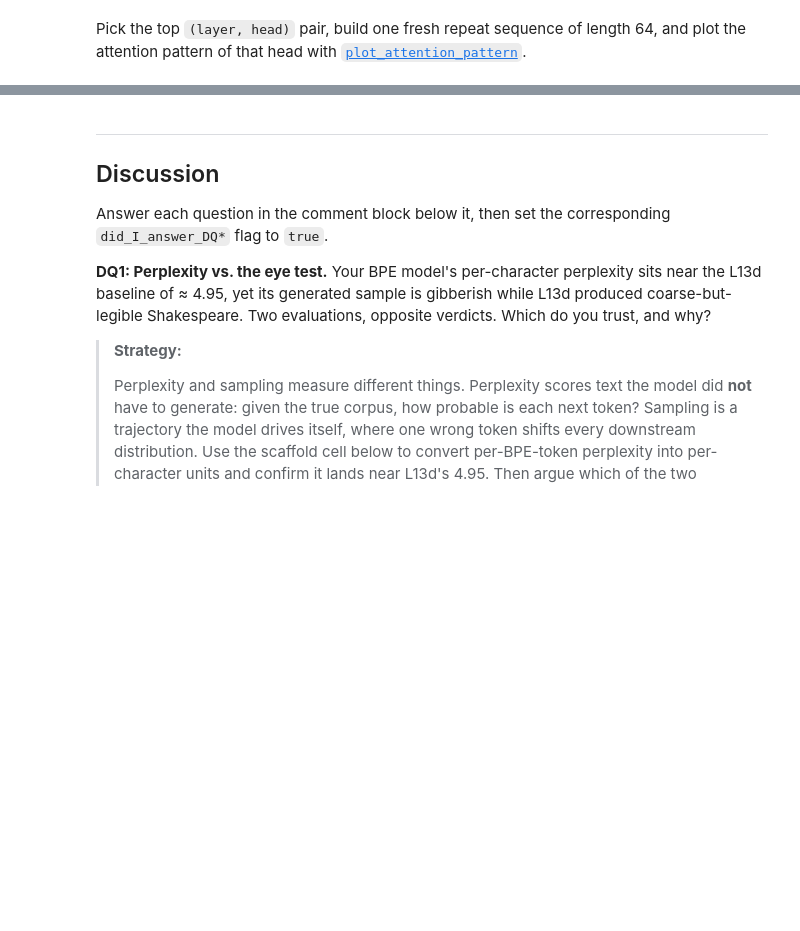
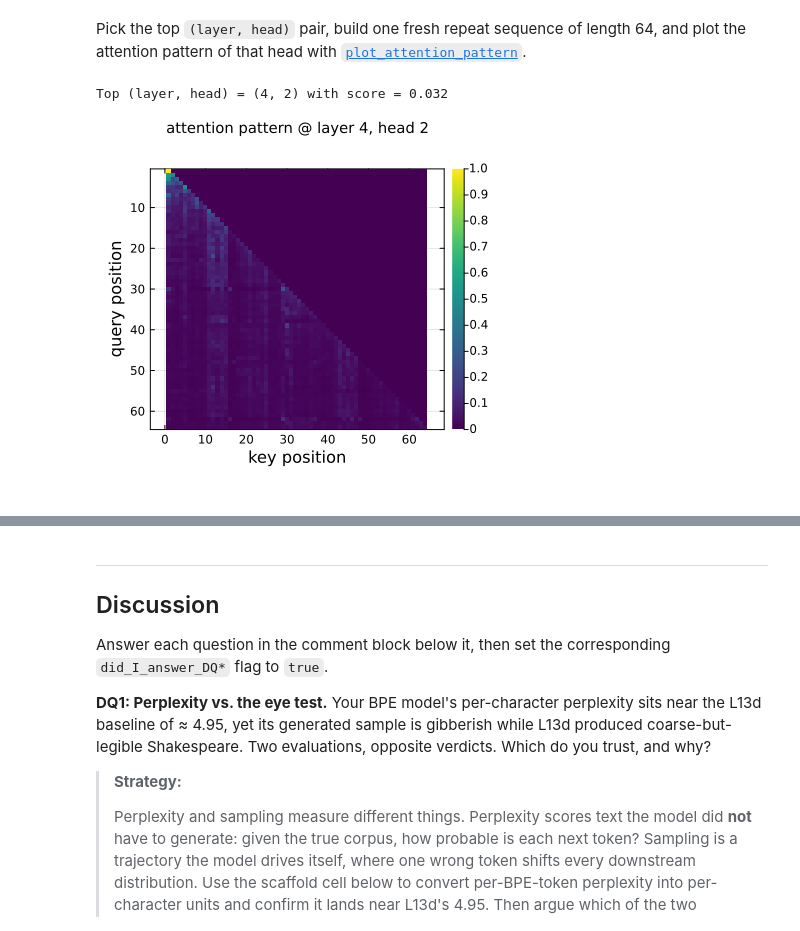
Before and after one commit to CHEME-5820-Spring-2026/ps6-5820-s26-sls539, a Jupyter notebook: PS6-CHEME-5820-Student-Transformers-S2026.ipynb, the cells around one changed output, grey strips where cells are left out. Saved outputs shown, nothing was run; the diff lists cells and outputs as text; code cells hidden in the pictures; blank space fills up the shorter version.

```diff
--- a/PS6-CHEME-5820-Student-Transformers-S2026.ipynb
+++ b/PS6-CHEME-5820-Student-Transformers-S2026.ipynb
@@ -148,11 +173,16 @@ enc_gpt2, shakespeare_ids, n_chars, ts_train_ids, ts_val_ids = let
     #    split_at = floor(Int, 0.9 * length(ts_ids))
     #    ts_train = ts_ids[1:split_at]
     #    ts_val   = ts_ids[split_at+1:end]
-    enc      = missing
-    shk_ids  = missing
-    shk_n    = missing
-    ts_train = missing
-    ts_val   = missing
+    enc = load_gpt2_encoder()
+    shk_path = download_shakespeare(_PATH_TO_DATA)
+    shk_ids  = load_and_encode(shk_path, enc)
+    shk_n    = filesize(shk_path)
+
+    ts_path  = download_tinystories(_PATH_TO_DATA; split = "valid")
+    ts_ids   = load_and_encode(ts_path, enc)
+    split_at = floor(Int, 0.9 * length(ts_ids))
+    ts_train = ts_ids[1:split_at]
+    ts_val   = ts_ids[split_at+1:end]
 
     if !ismissing(shk_ids)
         @printf("Shakespeare: %d characters, %d BPE tokens (%.2f chars/token)\n",
@@ -283,7 +348,8 @@ tiny_model, tiny_losses = let
     ckpt = joinpath(_PATH_TO_DATA, "task2_tiny_model.jld2")
 
     # YOUR CODE HERE: build the tiny model matching TASK2_TINY_CFG.
-    model = missing
+    model = NanoGPT(TASK2_TINY_CFG.vocab_size, TASK2_TINY_CFG.d_model, TASK2_TINY_CFG.n_heads,
+                     TASK2_TINY_CFG.n_layers, TASK2_TINY_CFG.ctx_len; d_ff = TASK2_TINY_CFG.d_ff)
 
     # pull the pretrained tiny checkpoint on first run (unless retraining)
     if !ismissing(model) && !force_retrain && !isfile(ckpt)
@@ -338,9 +417,12 @@ ref_model, tiny_sample, ref_sample = let
     #    these hyperparameters match the ones used by scripts/train_reference.jl.
     # 2. load_checkpoint(ref_ckpt, ref)
     # 3. generate 150 tokens from each model with temperature = 0.8 and top_k = 40
-    ref    = missing
-    s_tiny = missing
-    s_ref  = missing
+    ref = NanoGPT(vocab_size(enc_gpt2), 256, 4, 4, 256; d_ff = 1024)
+    load_checkpoint(ref_ckpt, ref)
+    s_tiny = generate_text(tiny_model, enc_gpt2, "Once upon a time", 150;
+                            temperature = 0.8, top_k = 40)
+    s_ref  = generate_text(ref,        enc_gpt2, "Once upon a time", 150;
+                            temperature = 0.8, top_k = 40)
 
     if !ismissing(s_tiny)
         println("=== tiny model sample ($(n_parameters(tiny_model)) params) ===")
@@ -381,7 +491,7 @@ induction_scores = let
     # scores = induction_score(ref_model, vocab_size(enc_gpt2); n_trials = 32, seq_len = 32)
     #   n_trials = 32 averages out per-sequence noise;
     #   seq_len = 32 produces a 64-position input, well within ctx_len = 256.
-    scores = missing
+    scores = induction_score(ref_model, vocab_size(enc_gpt2); n_trials = 32, seq_len = 32)
 
     if !ismissing(scores)
         println("induction score matrix (rows = layers, cols = heads):")
@@ -402,12 +524,23 @@ Pick the top `(layer, head)` pair, build one fresh repeat sequence of length 64,
 # %%
 # Visualize one head's attention matrix on a synthetic repeat sequence.
 # An induction head shows an off-diagonal stripe: query position 32+i attends
 # to key position i+1, a line parallel to the main diagonal shifted left by 31.
 let
     # YOUR CODE HERE: pick top (layer, head) via argmax(induction_scores), build a
     # 64-token repeat sequence, collect attention weights, then plot_attention_pattern.
-    plot()
+    top_l, top_h = Tuple(argmax(induction_scores))
+    @printf("Top (layer, head) = (%d, %d) with score = %.3f\n",
+            top_l, top_h, induction_scores[top_l, top_h])
+    tokens = rand(1:vocab_size(enc_gpt2), 32)
+    X      = reshape(vcat(tokens, tokens), 64, 1)
+    ws     = collect_attention_weights(ref_model, X)
+
+    plot_attention_pattern(ws[top_l], top_h;
+        title = "attention pattern @ layer $(top_l), head $(top_h)")
 end
+# %% [output]
+Top (layer, head) = (4, 2) with score = 0.032
+[figure, added]
 # %%
 # ── Autograder: Task 3 ──────────────────────────────────────────────────────
 let
```
Also changed, not shown: parts of 26 cells of this notebook, 1 other file.
